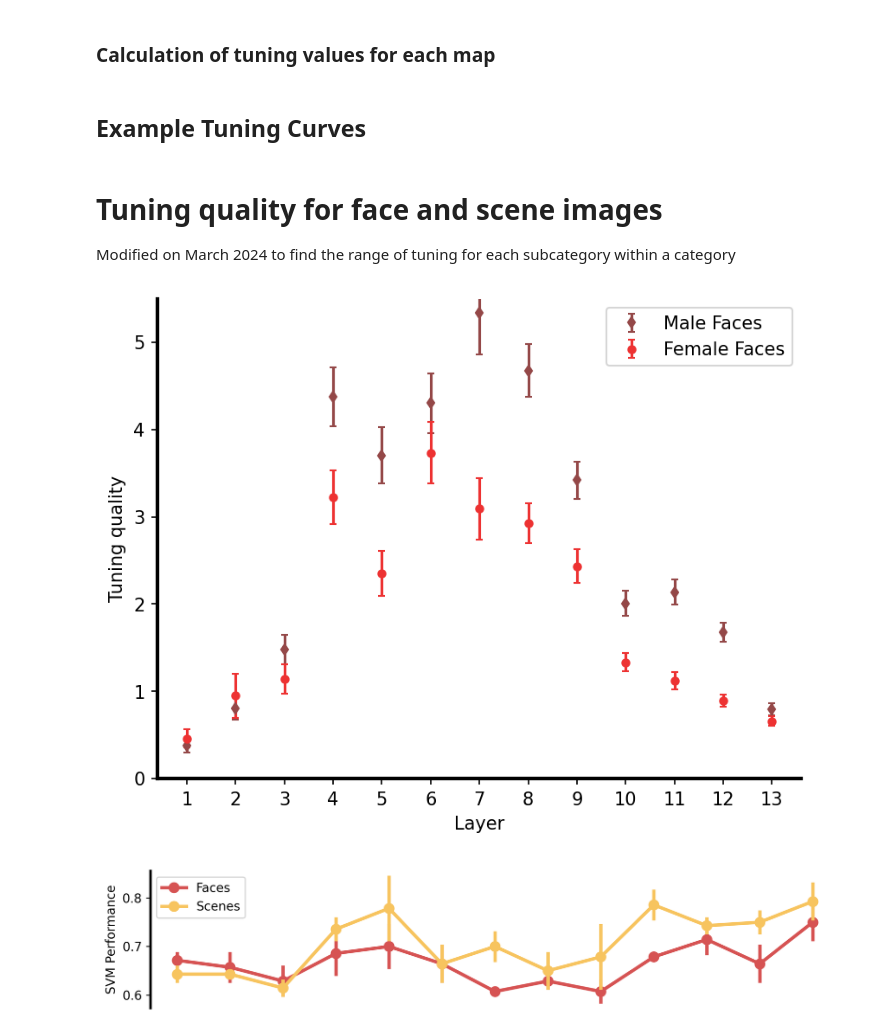
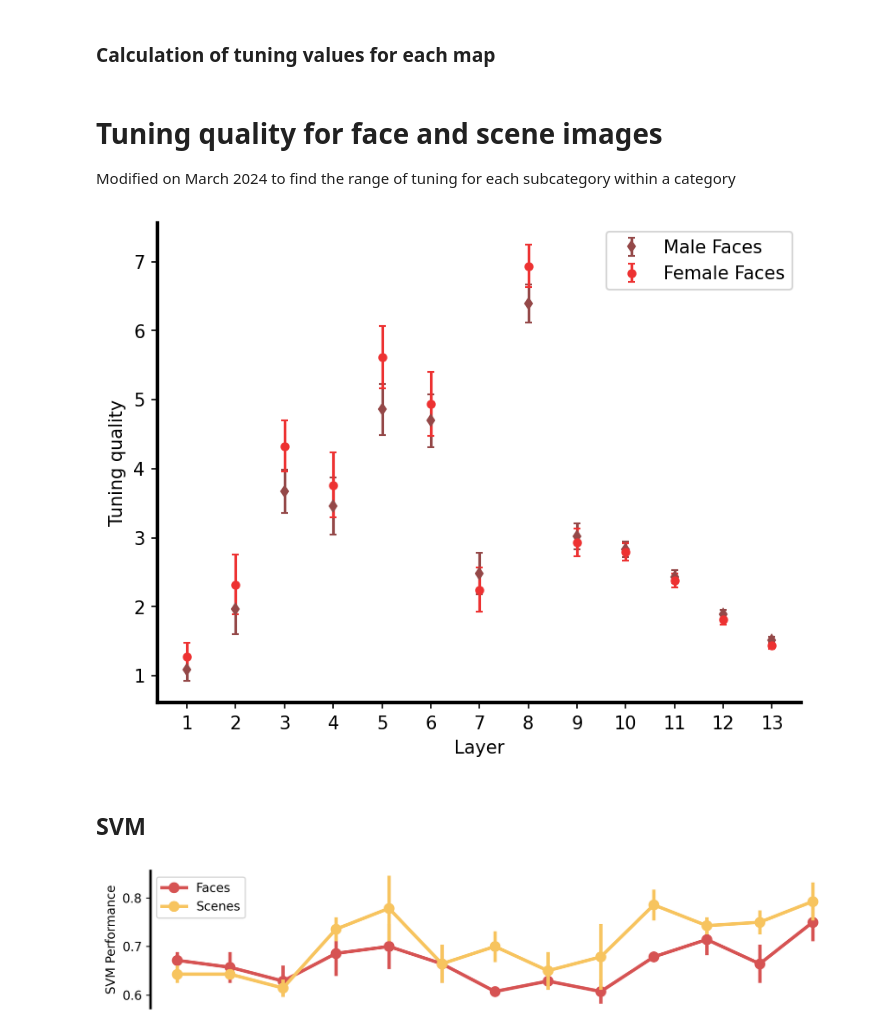
Before and after one commit to soukhind2/vgg16obj, a Jupyter notebook: vggface_4class_cv.ipynb, the cells around one changed output. Cells and saved outputs as stored; diff of their text form; code cells hidden in the pictures.

```diff
--- a/vggface_4class_cv.ipynb
+++ b/vggface_4class_cv.ipynb
@@ -347,7 +513,7 @@ if calc_tun_activ:
   for cat in range(len(categories)):
 
     print('Category of interest: ', categories[cat])
-    train_it = reg_train[cat]
+    train_it = np.random.rand(150,224,224,3)#merge_data[cat]
 
     layer_names = [layer.name for layer in model.layers if 'conv' in layer.name]
     layer_outputs = [layer.output for layer in model.layers if layer.name in layer_names]
@@ -358,14 +524,16 @@ if calc_tun_activ:
     tun_activ = tc.calc_tun(train_it,activation_model,layer_names)
     print(f'Elapsed: {time.time() - start}s')
 
-    with open('/content/drive/MyDrive/tuning_vals/vggface_tuning_values_' + str(cat), 'wb') as fp:
+    with open('/content/drive/MyDrive/tuning_vals/rand_' + str(cat), 'wb') as fp:
       pickle.dump(tun_activ, fp)
 # %% [markdown]
 ### Load tuning activities
 # %%
 tun_activ = []
+categories = ['Male','Female','Manmade','Natural']
+
 for interest in range(len(categories)):
-  with open ('/content/drive/MyDrive/tuning_vals/imgnet_tuning_values_' + str(interest), 'rb') as fp:
+  with open ('/content/drive/MyDrive/tuning_vals/vggface_tuning_values_' + str(interest), 'rb') as fp:
       tun_activ.extend(pickle.load(fp))
 len(tun_activ)
 # %% [output]
@@ -375,7 +543,7 @@ len(tun_activ)
 # %%
 ncats = 4
 # to fish out each category tun_activations
-labels = np.array([0] * 80 + [1] * 80 + [2] * 80 + [3] * 80)
+labels = np.array([0] * 75 + [1] * 75 + [2] * 75 + [3] * 75)
 cat_tun = [[[] for j in range(len(tun_activ[0]))] for i in range(ncats)]
 
 avg_tun_activ = tc.calc_avg(tun_activ) #average tuning activity for each map
@@ -398,8 +566,6 @@ for cat in range(ncats):
         continue
       fc[cat][layer][map] = (cat_tun[cat][layer][map] -
                                 avg_tun_activ[layer][map])/std_tun_activ[layer][map]
-# %% [markdown]
-## Example Tuning Curves
 # %%
 #@title Examples
 from matplotlib.lines import Line2D
@@ -469,57 +635,50 @@ plt.savefig('example_tc.jpeg',dpi = 300)  # saves the current figure
 # Tuning quality for face and scene images
 Modified on March 2024 to find the range of tuning for each subcategory within a category
 # %%
-tun_q_1 = [[[0 for item in subl] for subl in fc[0]] for cat in range(len(fc))]
+import importlib
+importlib.reload(tc)
+tun_q_1 = tc.calc_tun_quality(fc)
 
-for cat in [0,1,2,3]:
-  for layer in range(len(fc[cat])):
-    for map in range(len(fc[cat][layer])):
-      if tun_q_1[cat][layer][map] < fc[cat][layer][map]:
-        tun_q_1[cat][layer][map] = fc[cat][layer][map]
-
-
-
-# Get rid of all zeros from the arrays
-tun_q_1[0] = [[i for i in temp] for temp in tun_q_1[0] if i !=0]
-tun_q_1[1] = [[i for i in temp] for temp in tun_q_1[1] if i !=0]
-tun_q_1[2] = [[i for i in temp] for temp in tun_q_1[2] if i !=0]
-tun_q_1[3] = [[i for i in temp] for temp in tun_q_1[3] if i !=0]
 
 plt.rcParams['figure.dpi'] = 150
 import scipy.stats as stats
 
 m = np.empty([13])
 n = np.empty([13])
 merr = np.empty([13])
 nerr = np.empty([13])
 
 r1 = np.arange(13)
 barW = 0.4
 r2 = [x + 0 for x in r1]
 
 for l in range(13):
-  m[l] = np.mean(tun_q_1[2][l])
-  merr[l] = stats.sem(tun_q_1[2][l])
-  n[l] = np.mean(tun_q_1[3][l])
-  nerr[l] = stats.sem(tun_q_1[3][l])
+  m[l] = np.mean(tun_q_1[0][l])
+  merr[l] = stats.sem(tun_q_1[0][l])
+  n[l] = np.mean(tun_q_1[1][l])
+  nerr[l] = stats.sem(tun_q_1[1][l])
+maindiff = m-n
+#m = (m- np.min(m))/(np.max(m) - np.min(m))
+#n = (n- np.min(n))/(np.max(n) - np.min(n))
 
 ax = plt.subplot(111)
 
 
 ax.errorbar(r1,m,label='Male Faces',yerr = merr,capsize=2,color = '#944848',fmt='d',markersize=4)#ed3232, 944848
+#ax.errorbar(r1,maindiff,capsize=2,fmt='d',markersize=4)#ed3232, 944848
 ax.errorbar(r2,n,label='Female Faces',yerr = nerr,capsize=2,color = '#ed3232',fmt='o',markersize=4)#edb647,6b4c0d
 plt.xticks([r  for r in range(13)], np.arange(1,14),fontsize = 10)
 plt.legend(fontsize = 10)
 plt.ylabel('Tuning quality')
 plt.xlabel('Layer')
-ax.set_ylim(0,5.5)
+#ax.set_ylim(0,1)
 
 
 ax.spines['right'].set_visible(False)
 ax.spines['top'].set_visible(False)
 ax.spines['left'].set_linewidth(2)
 ax.spines['bottom'].set_linewidth(2)
 # plt.savefig('imtrain_tun_q_scenes.png')  # saves the current figure
 # plt.savefig('imtrain_tun_q_scenes.jpeg')  # saves the current figure
 # %% [output]
-[figure, old version]
+[figure, new version]
@@ -639,2 +760,4 @@ plt.savefig('facetrain_count.jpeg')  # saves the current figure
+# %% [markdown]
+## SVM
 # %%
 #@title SVM on neurons
```
Also changed, not shown: parts of 23 cells of this notebook.
